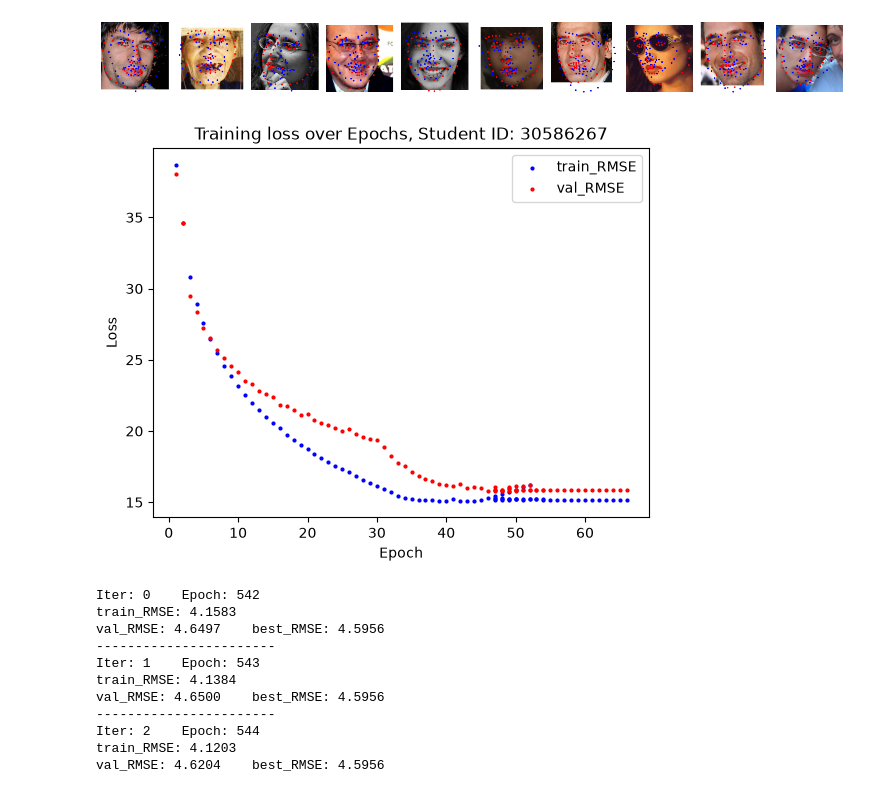
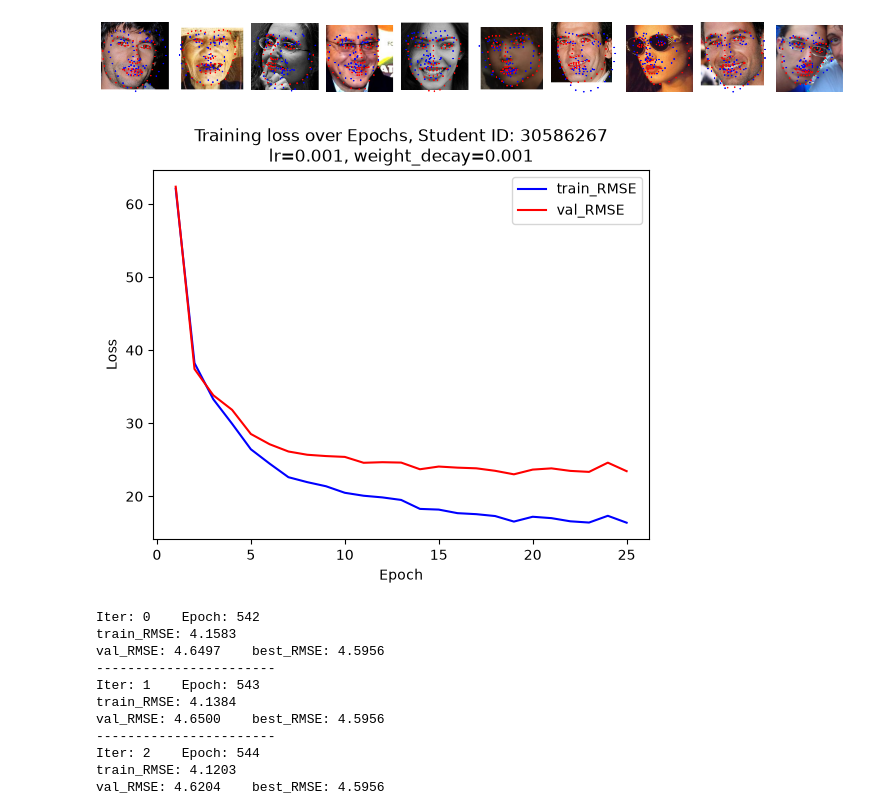
Before and after one commit to sche0151/ECE4179_Assignment_Notebooks, a Jupyter notebook: Q3_FLD_Starter_Code.ipynb, the cells around one changed output. Saved outputs shown, nothing was run; the diff lists cells and outputs as text; code cells hidden in the pictures.

```diff
--- a/Q3_FLD_Starter_Code.ipynb
+++ b/Q3_FLD_Starter_Code.ipynb
@@ -374,17 +373,26 @@ KeyboardInterrupt:
 # %%
-checkpoint_name = "best_checkpoint15-4-7.pth"
+checkpoint_name = "best_checkpoint_redo_3.pth"
 checkpoint = torch.load(f"q3/{checkpoint_name}")
 backbone.load_state_dict(checkpoint["model_state"])
 epoch = checkpoint["epoch"]
-best_RMSE = checkpoint["val_loss"]
+history = checkpoint["history"]
+
+# print(checkpoint.keys())
+# print(checkpoint["optimizer_state"])
+
+backbone.eval()
 
 with torch.no_grad():
     for imgs, landmarks in test_loader:
         imgs = imgs.to(device)
         landmarks = landmarks.to(device)
+
         val_pred = backbone(imgs)
+        val_MSE = loss(val_pred, landmarks)
 
+        val_RMSE = torch.sqrt(val_MSE)
 print(f"Epoch: {epoch}")
-print(f"Recorded best_RMSE: {best_RMSE*224:.4f}")
-# print(f"Calculated RMSE: {}")
+# print(f"best_RMSE: {best_RMSE*224:.4f}")
+# print(f"recorded loss: {checkpoint["val_loss"].item() * 224:.4f}")
+print(f"calculated loss: {val_RMSE.item() * 224:.4f}")
 # %% [output]
@@ -411,18 +419,18 @@ plt.show()
 # %%
 figure1, ax = plt.subplots()
 # Y1 = [t.detach().cpu().numpy()*224 for t in history["train_RMSE"]]
 # Y2 = [t.detach().cpu().numpy()*224 for t in history["val_RMSE"]]
 
 # ax.plot(history["Epoch"], Y1, c='b', label="train_RMSE")
 # ax.plot(history["Epoch"], Y2, c='r', label="val_RMSE")
 
-ax.scatter(history["Epoch"], [y*224 for y in history["train_RMSE"]], c='b', s=4, label="train_RMSE")
-ax.scatter(history["Epoch"], [y*224 for y in history["val_RMSE"]], c='r', s=4, label="val_RMSE")
-plt.title("Training loss over Epochs, Student ID: 30586267")
+ax.plot(history["Epoch"], [y*224 for y in history["train_RMSE"]], c='b', label="train_RMSE")
+ax.plot(history["Epoch"], [y*224 for y in history["val_RMSE"]], c='r', label="val_RMSE")
+plt.title(f"Training loss over Epochs, Student ID: 30586267\nlr={checkpoint['optimizer_state']['param_groups'][0]['lr']}, weight_decay={checkpoint['optimizer_state']['param_groups'][0]['weight_decay']}")
 plt.xlabel("Epoch")
 plt.ylabel("Loss")
 plt.legend()
-plt.savefig(f"History{version}.png", dpi=300)
+plt.savefig(f"History_{version}.png", dpi=300)
 plt.show()
 # %% [output]
-[figure, old version]
+[figure, new version]
```
Also changed, not shown: parts of 8 cells of this notebook, 21 other files.
